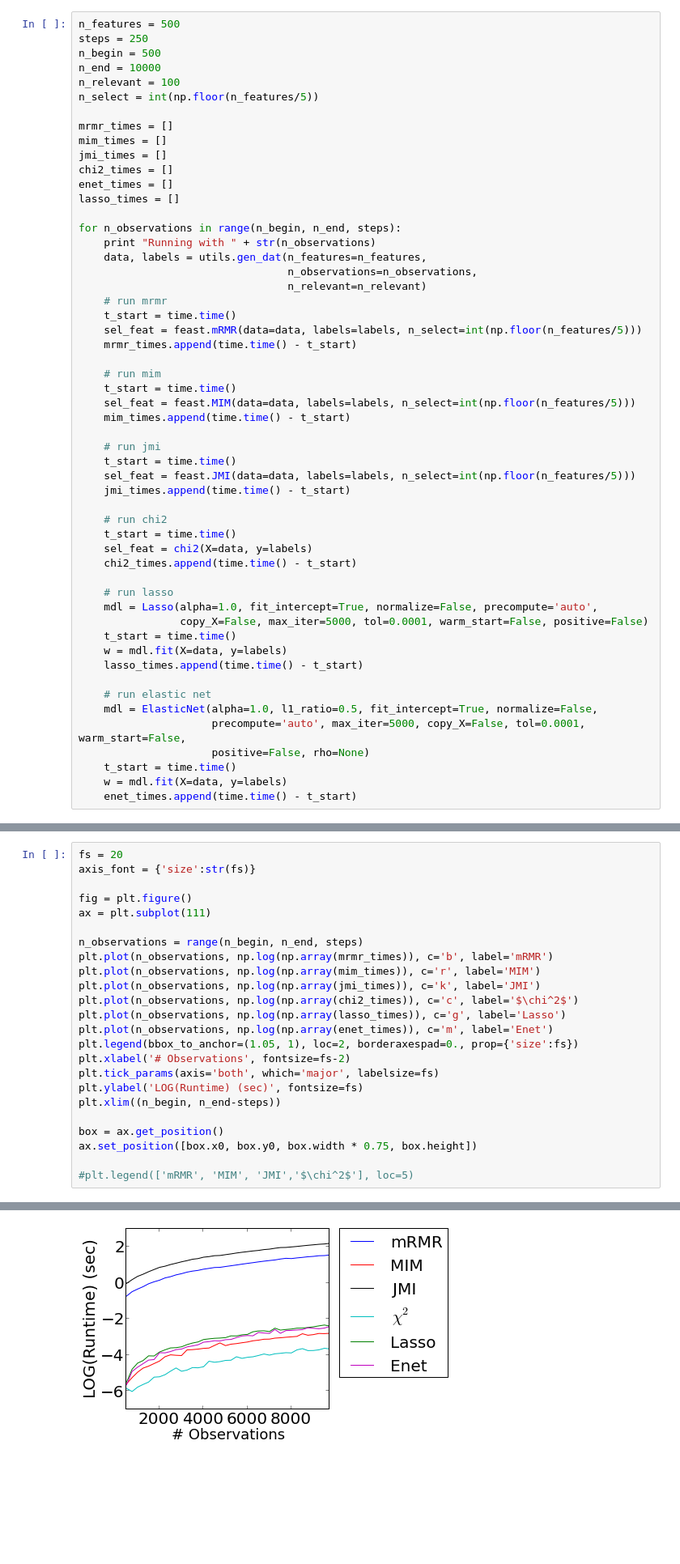
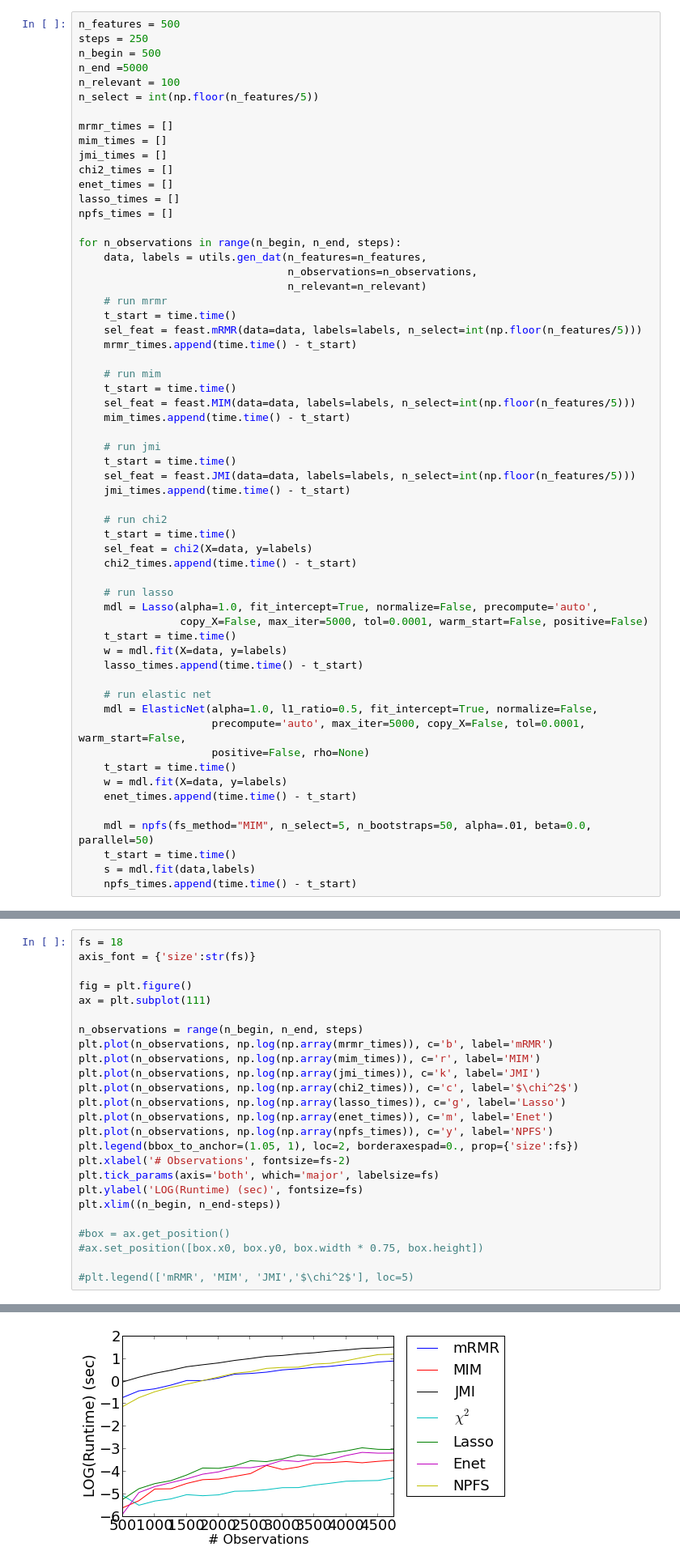
Before and after one commit to gditzler/fs-times, a Jupyter notebook: FS-Times.ipynb, the cells around one changed output, grey strips where cells are left out. Shown: that part at 81% size. Cells and saved outputs as stored; diff of their text form; blank space fills up the shorter version.

Commit message:
transfering data to the server

```diff
--- a/FS-Times.ipynb
+++ b/FS-Times.ipynb
@@ -30,7 +31,7 @@ print np.sort(sel_feats)
 n_features = 500
 steps = 250
 n_begin = 500
-n_end = 10000
+n_end =5000
 n_relevant = 100
 n_select = int(np.floor(n_features/5))
 
@@ -40,9 +41,9 @@ jmi_times = []
 chi2_times = []
 enet_times = []
 lasso_times = []
+npfs_times = []
 
 for n_observations in range(n_begin, n_end, steps):
-    print "Running with " + str(n_observations)
     data, labels = utils.gen_dat(n_features=n_features,
                                  n_observations=n_observations,
                                  n_relevant=n_relevant)
@@ -80,3 +81,8 @@ for n_observations in range(n_begin, n_end, steps):
     t_start = time.time()
     w = mdl.fit(X=data, y=labels)
     enet_times.append(time.time() - t_start)
+
+    mdl = npfs(fs_method="MIM", n_select=5, n_bootstraps=50, alpha=.01, beta=0.0, parallel=50)
+    t_start = time.time()
+    s = mdl.fit(data,labels)
+    npfs_times.append(time.time() - t_start)
@@ -101,7 +89,7 @@ Running with 9750
 # %% [markdown]
 # Plot the results
 # %%
-fs = 20
+fs = 18
 axis_font = {'size':str(fs)}
 
 fig = plt.figure()
@@ -114,14 +102,15 @@ plt.plot(n_observations, np.log(np.array(jmi_times)), c='k', label='JMI')
 plt.plot(n_observations, np.log(np.array(chi2_times)), c='c', label='$\chi^2$')
 plt.plot(n_observations, np.log(np.array(lasso_times)), c='g', label='Lasso')
 plt.plot(n_observations, np.log(np.array(enet_times)), c='m', label='Enet')
+plt.plot(n_observations, np.log(np.array(npfs_times)), c='y', label='NPFS')
 plt.legend(bbox_to_anchor=(1.05, 1), loc=2, borderaxespad=0., prop={'size':fs})
 plt.xlabel('# Observations', fontsize=fs-2)
 plt.tick_params(axis='both', which='major', labelsize=fs)
 plt.ylabel('LOG(Runtime) (sec)', fontsize=fs)
 plt.xlim((n_begin, n_end-steps))
 
-box = ax.get_position()
-ax.set_position([box.x0, box.y0, box.width * 0.75, box.height])
+#box = ax.get_position()
+#ax.set_position([box.x0, box.y0, box.width * 0.75, box.height])
 
 #plt.legend(['mRMR', 'MIM', 'JMI','$\chi^2$'], loc=5)
 # %% [output]
@@ -128 +118 @@ ax.set_position([box.x0, box.y0, box.width * 0.75, box.height])
-[figure, old version]
+[figure, new version]
```
Also changed, not shown: parts of 4 cells of this notebook, 2 other files.
